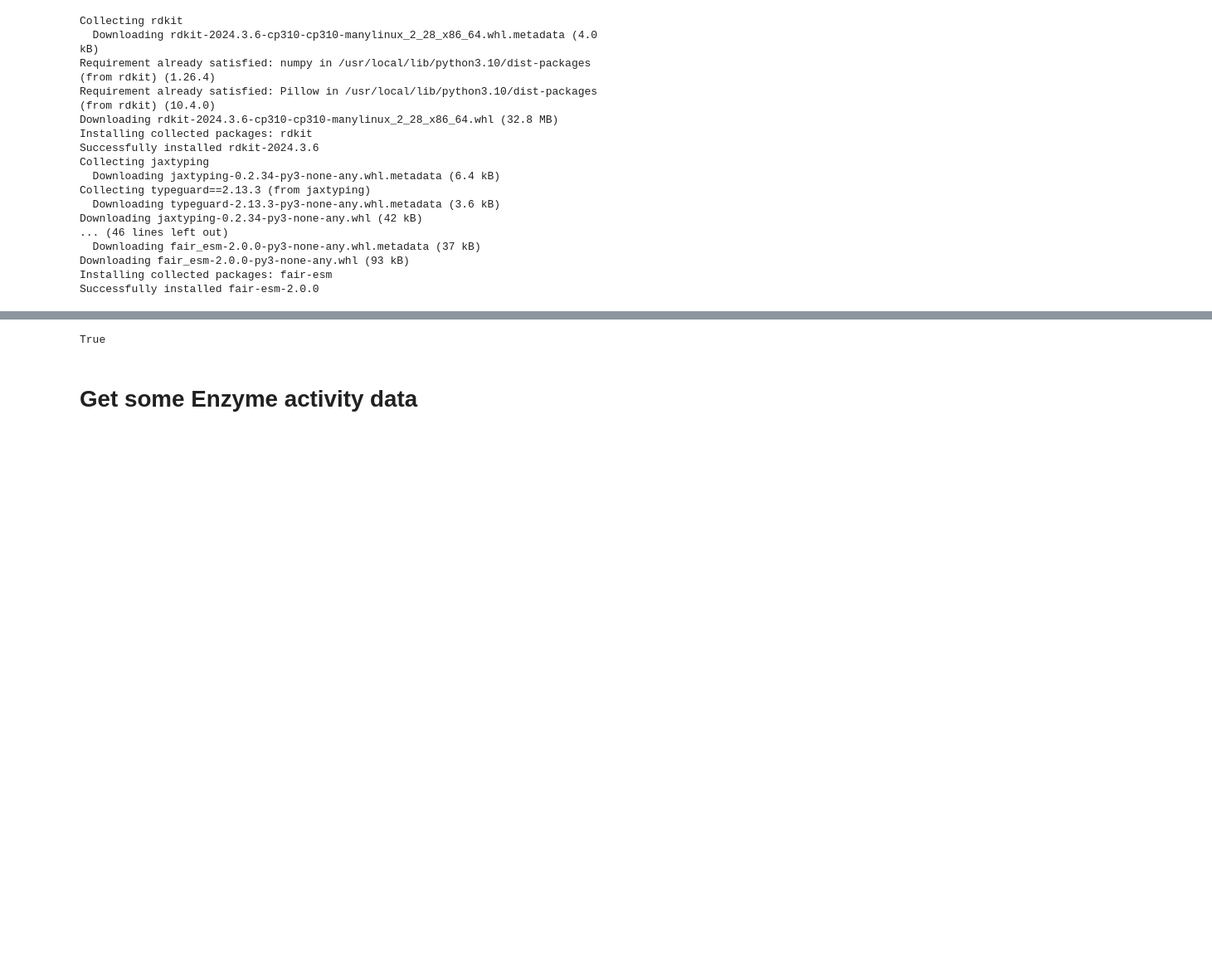
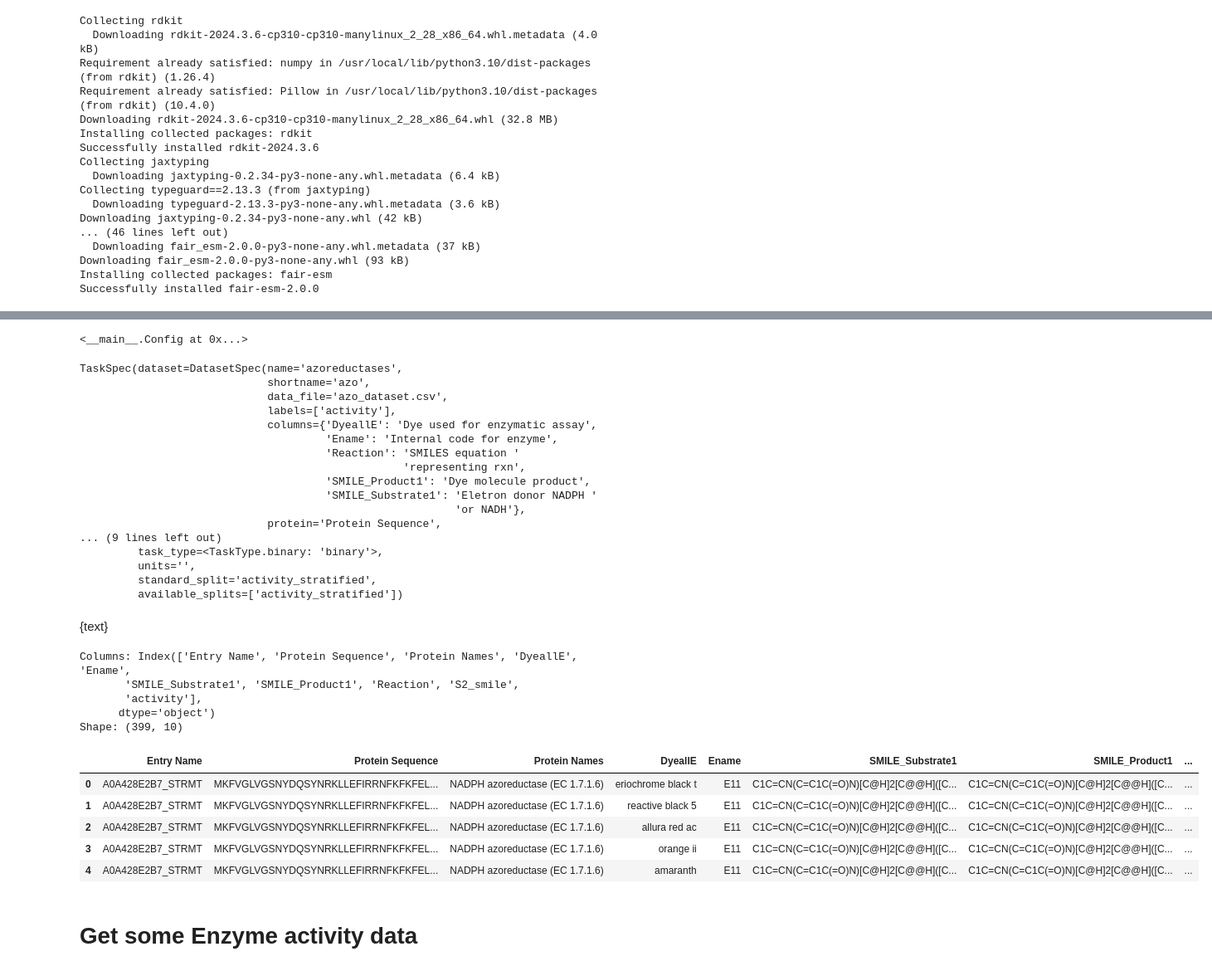
Before and after one commit to richiam16/ProteinMolecule_CrossAttention, a Jupyter notebook: notebooks/EnzymeActivity.ipynb, the cells around one changed output, grey strips where cells are left out. Shown: that part at 83% size. Saved outputs shown, nothing was run; the diff lists cells and outputs as text; code cells hidden in the pictures; blank space fills up the shorter version.

Commit message:
Splits + dataloader is ready.

```diff
--- a/notebooks/EnzymeActivity.ipynb
+++ b/notebooks/EnzymeActivity.ipynb
@@ -83,4 +77,0 @@ class EmbeddingStyle(StrEnum):
-# %%
-EmbeddingStyle.token
-# %% [output]
-True
@@ -105,2 +78,52 @@ _P = Paths()
+# %%
+class Config:
+    dataset = 'azo'
+    task = 'activity'
+    protein_style = molzy.types.EmbeddingStyle.token
+    mol_style =  molzy.types.EmbeddingStyle.globals
+    batch_size = 128
+    random_state = 42
+
+config = Config()
+config
+# %% [output]
+<__main__.Config at 0x...>
+# %%
+task = molzy.data.load_task(config.dataset, config.task)
+dataset = task.dataset
+data_dir = dataset.default_dir()
+df = dataset.load_data()
+utils.pprint(task)
+utils.peek_df(df, dataset.name)
+# %% [output]
+TaskSpec(dataset=DatasetSpec(name='azoreductases',
+                             shortname='azo',
+                             data_file='azo_dataset.csv',
+                             labels=['activity'],
+                             columns={'DyeallE': 'Dye used for enzymatic assay',
+                                      'Ename': 'Internal code for enzyme',
+                                      'Reaction': 'SMILES equation '
+                                                  'representing rxn',
+                                      'SMILE_Product1': 'Dye molecule product',
+                                      'SMILE_Substrate1': 'Eletron donor NADPH '
+                                                          'or NADH'},
+                             protein='Protein Sequence',
+... (9 lines left out)
+         task_type=<TaskType.binary: 'binary'>,
+         units='',
+         standard_split='activity_stratified',
+         available_splits=['activity_stratified'])
+{text}
+Columns: Index(['Entry Name', 'Protein Sequence', 'Protein Names', 'DyeallE', 'Ename',
+       'SMILE_Substrate1', 'SMILE_Product1', 'Reaction', 'S2_smile',
+       'activity'],
+      dtype='object')
+Shape: (399, 10)
+|  | Entry Name | Protein Sequence | Protein Names | DyeallE | Ename | SMILE_Substrate1 | SMILE_Product1 | ... |
+| 0 | A0A428E2B7_STRMT | MKFVGLVGSNYDQSYNRKLLEFIRRNFKFKFEL... | NADPH azoreductase (EC 1.7.1.6) | eriochrome black t | E11 | C1C=CN(C=C1C(=O)N)[C@H]2[C@@H]([C... | C1C=CN(C=C1C(=O)N)[C@H]2[C@@H]([C... | ... |
+| 1 | A0A428E2B7_STRMT | MKFVGLVGSNYDQSYNRKLLEFIRRNFKFKFEL... | NADPH azoreductase (EC 1.7.1.6) | reactive black 5 | E11 | C1C=CN(C=C1C(=O)N)[C@H]2[C@@H]([C... | C1C=CN(C=C1C(=O)N)[C@H]2[C@@H]([C... | ... |
+| 2 | A0A428E2B7_STRMT | MKFVGLVGSNYDQSYNRKLLEFIRRNFKFKFEL... | NADPH azoreductase (EC 1.7.1.6) | allura red ac | E11 | C1C=CN(C=C1C(=O)N)[C@H]2[C@@H]([C... | C1C=CN(C=C1C(=O)N)[C@H]2[C@@H]([C... | ... |
+| 3 | A0A428E2B7_STRMT | MKFVGLVGSNYDQSYNRKLLEFIRRNFKFKFEL... | NADPH azoreductase (EC 1.7.1.6) | orange ii | E11 | C1C=CN(C=C1C(=O)N)[C@H]2[C@@H]([C... | C1C=CN(C=C1C(=O)N)[C@H]2[C@@H]([C... | ... |
+| 4 | A0A428E2B7_STRMT | MKFVGLVGSNYDQSYNRKLLEFIRRNFKFKFEL... | NADPH azoreductase (EC 1.7.1.6) | amaranth | E11 | C1C=CN(C=C1C(=O)N)[C@H]2[C@@H]([C... | C1C=CN(C=C1C(=O)N)[C@H]2[C@@H]([C... | ... |
 # %% [markdown]
 # Get some Enzyme activity data
```
Also changed, not shown: parts of 26 cells of this notebook, 6 other files.
